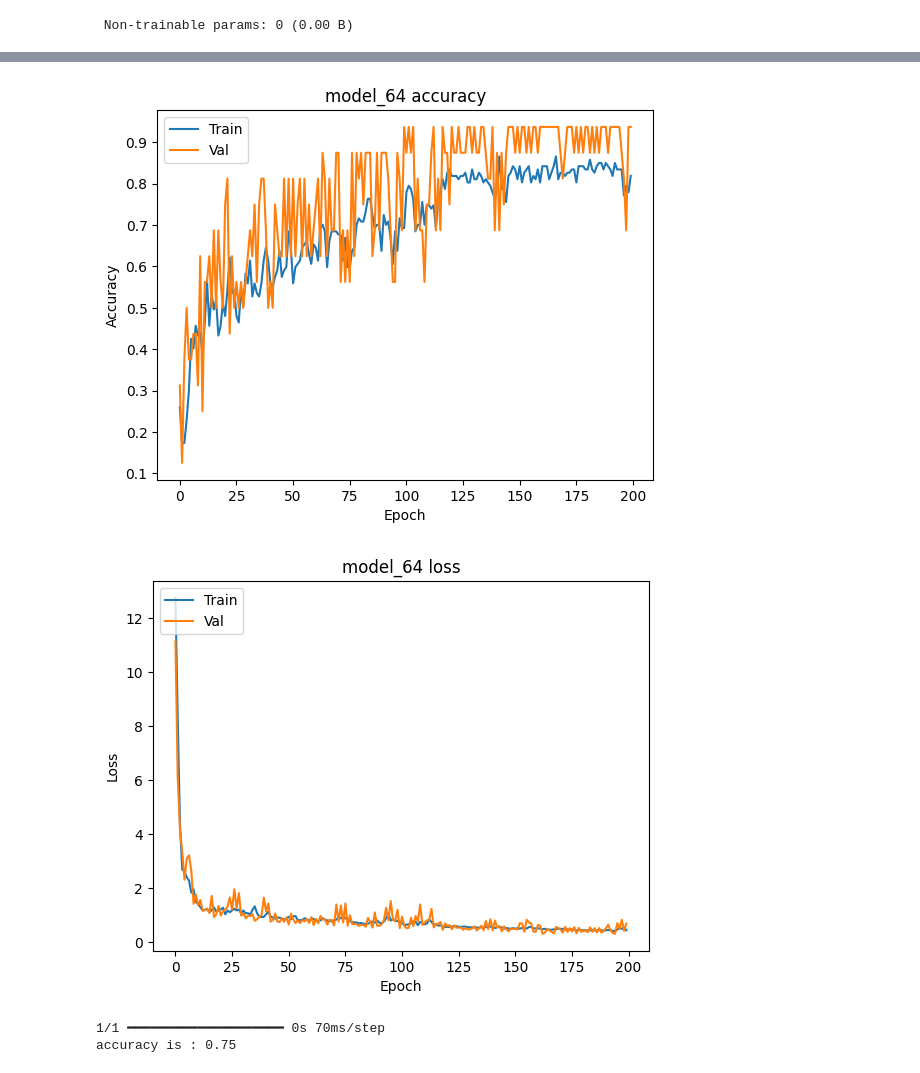
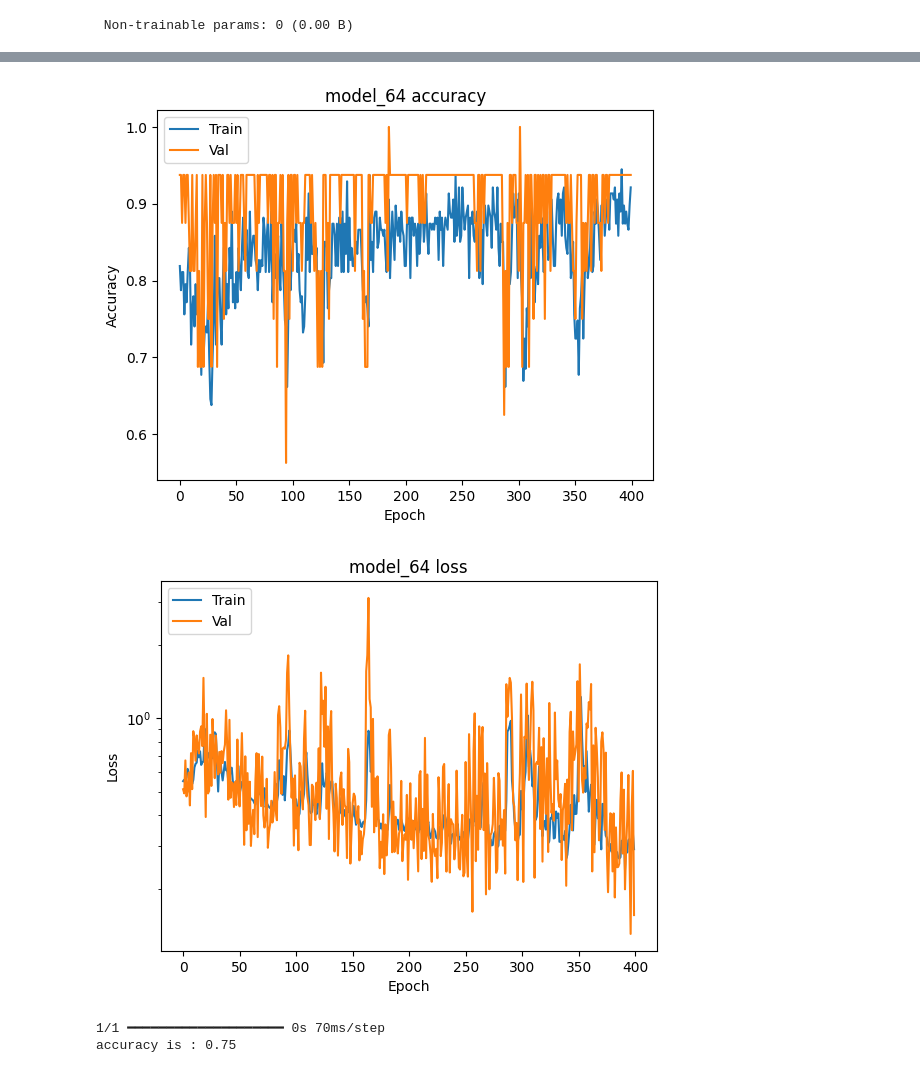
Before and after one commit to Kerbusch/data-science-homework-2025, a Jupyter notebook: week_b4/fish_neural_network.ipynb, the cells around one changed output, grey strips where cells are left out. Drawn from its saved outputs; the diff is of its cells as text; code cells hidden in the pictures.

```diff
--- a/week_b4/fish_neural_network.ipynb
+++ b/week_b4/fish_neural_network.ipynb
@@ -272,5 +299,5 @@ Model: "sequential_2"
  Trainable params: 5,063 (19.78 KB)
  Non-trainable params: 0 (0.00 B)
 # %%
-history = model_64.fit(X_train, y_train, epochs=200, batch_size=32, validation_data=(X_validation, y_validation))
+history = model_64.fit(X_train, y_train, epochs=400, batch_size=32, validation_data=(X_validation, y_validation))
 # %% [output]
@@ -302,26 +329,27 @@ Validation Accuracy: 0.9375
 # %%
 import matplotlib.pyplot as plt
 
 # Plot training & validation accuracy values
 plt.plot(history.history['accuracy'])
 plt.plot(history.history['val_accuracy'])
 plt.title('model_64 accuracy')
 plt.ylabel('Accuracy')
 plt.xlabel('Epoch')
 plt.legend(['Train', 'Val'], loc='upper left')
 plt.show()
 
 # Plot training & validation loss values
 plt.plot(history.history['loss'])
 plt.plot(history.history['val_loss'])
 plt.title('model_64 loss')
 plt.ylabel('Loss')
 plt.xlabel('Epoch')
 plt.legend(['Train', 'Val'], loc='upper left')
+plt.yscale('log')
 plt.show()
 # %% [output]
-[figure, old version]
+[figure, new version]
-[figure, old version]
+[figure, new version]
 # %%
 # Make predictions on the test set
 predictions_64 = model_64.predict(X_test)
```
Also changed, not shown: parts of 17 cells of this notebook, 4 other files.
